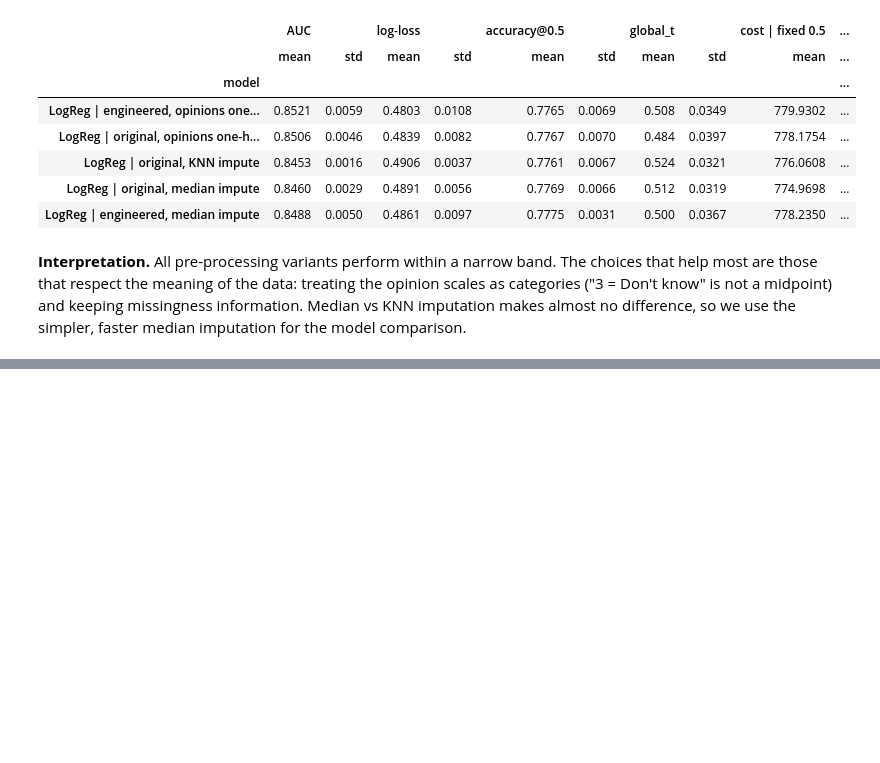
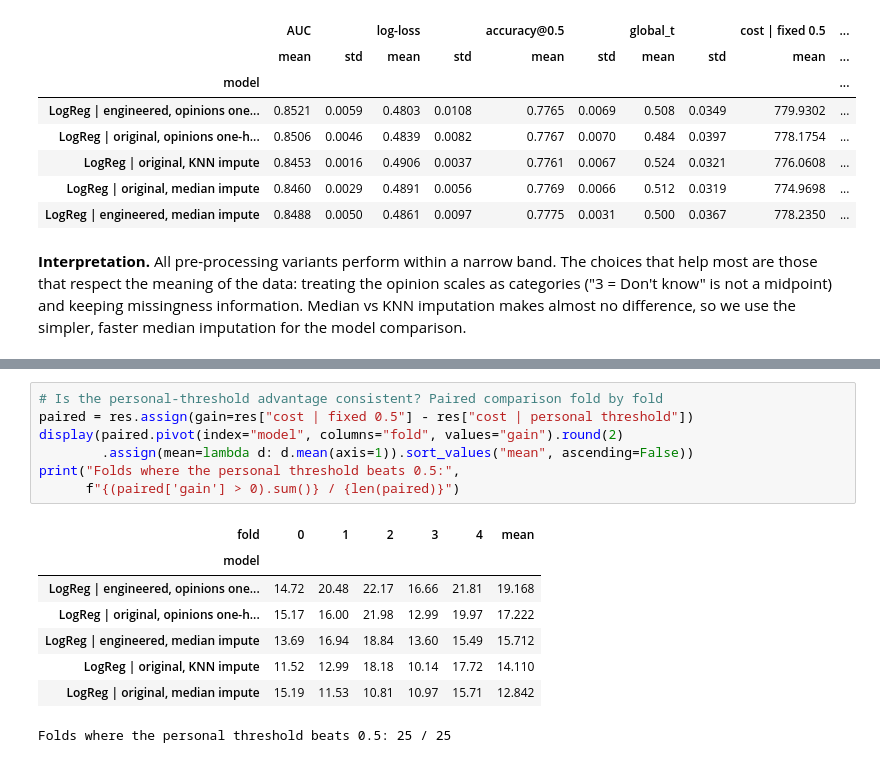
Before and after one commit to UH-RMDS-DataChallenge-2026/data-science-challenge, a Jupyter notebook: Data_Science_Challenge.ipynb, the cells around one changed output, grey strips where cells are left out. Drawn from its saved outputs; the diff is of its cells as text; blank space fills up the shorter version.

```diff
--- a/Data_Science_Challenge.ipynb
+++ b/Data_Science_Challenge.ipynb
@@ -632,0 +621,16 @@ HistGradientBoosting (tuned)                  AUC 0.8518 | cost personal $759.84
+# %%
+# Is the personal-threshold advantage consistent? Paired comparison fold by fold
+paired = res.assign(gain=res["cost | fixed 0.5"] - res["cost | personal threshold"])
+display(paired.pivot(index="model", columns="fold", values="gain").round(2)
+        .assign(mean=lambda d: d.mean(axis=1)).sort_values("mean", ascending=False))
+print("Folds where the personal threshold beats 0.5:",
+      f"{(paired['gain'] > 0).sum()} / {len(paired)}")
+# %% [output]
+| fold | 0 | 1 | 2 | 3 | 4 | mean |
+| model |  |  |  |  |  |  |
+| LogReg | engineered, opinions one... | 14.72 | 20.48 | 22.17 | 16.66 | 21.81 | 19.168 |
+| LogReg | original, opinions one-h... | 15.17 | 16.00 | 21.98 | 12.99 | 19.97 | 17.222 |
+| LogReg | engineered, median impute | 13.69 | 16.94 | 18.84 | 13.60 | 15.49 | 15.712 |
+| LogReg | original, KNN impute | 11.52 | 12.99 | 18.18 | 10.14 | 17.72 | 14.110 |
+| LogReg | original, median impute | 15.19 | 11.53 | 10.81 | 10.97 | 15.71 | 12.842 |
+Folds where the personal threshold beats 0.5: 25 / 25
```
Also changed, not shown: parts of 13 cells of this notebook.
